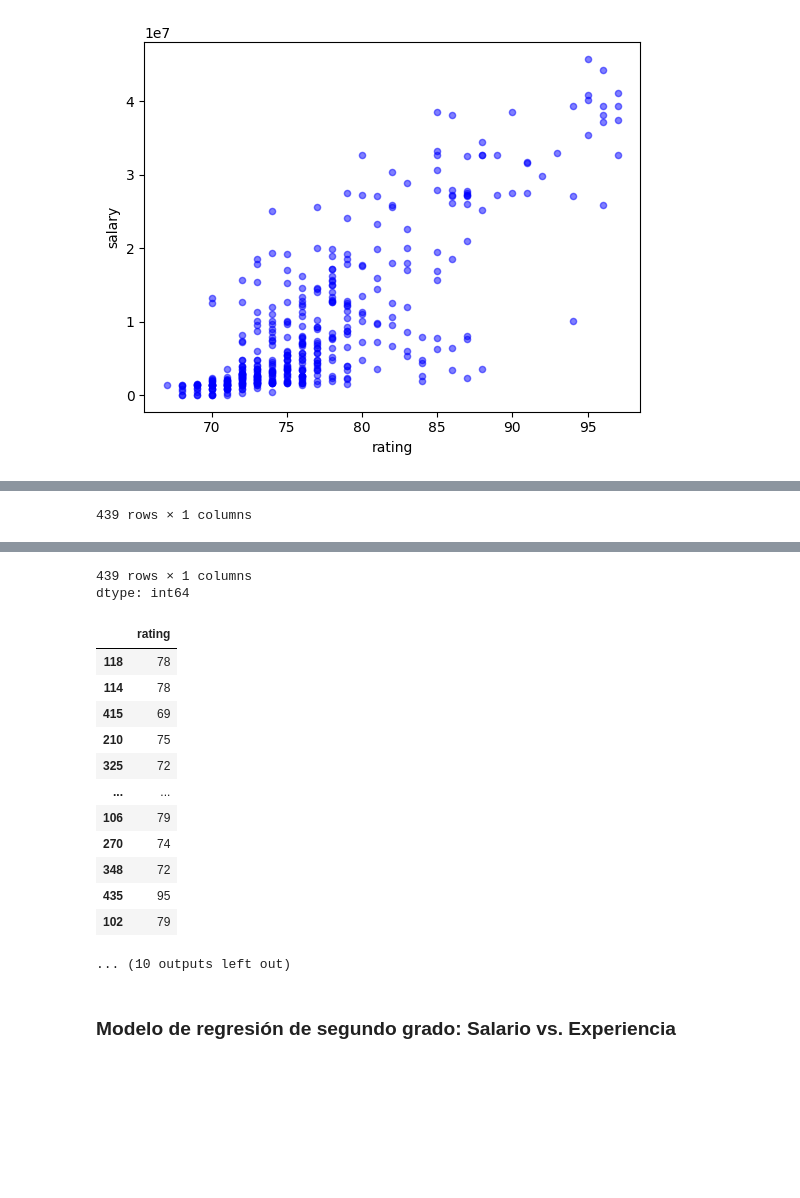
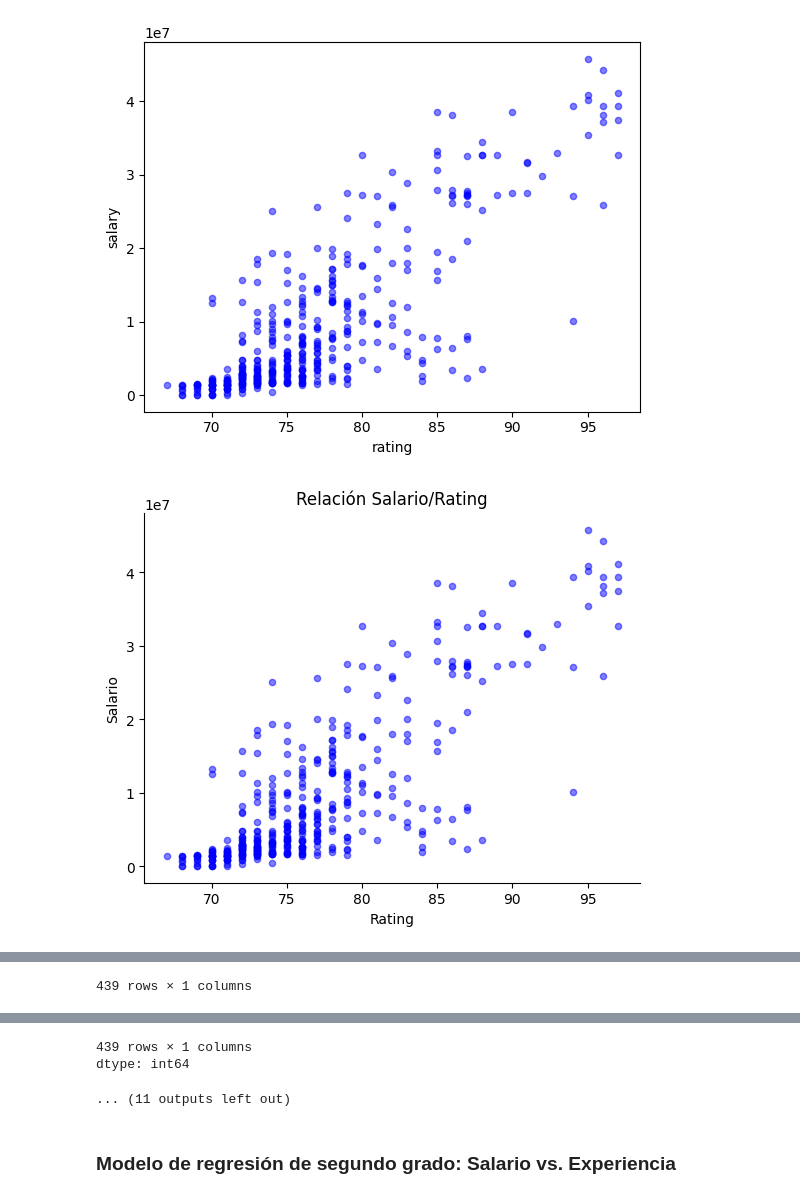
Before and after one commit to armandochernandez-ai/Curso-python-slava, a Jupyter notebook: Unidad_3/Predictor_Salarios_NFL.ipynb, the cells around one changed output, grey strips where cells are left out. Drawn from its saved outputs; the diff is of its cells as text; code cells hidden in the pictures; blank space fills up the shorter version.

```diff
--- a/Unidad_3/Predictor_Salarios_NFL.ipynb
+++ b/Unidad_3/Predictor_Salarios_NFL.ipynb
@@ -59,8 +59,9 @@ plt.ylabel('Salario');
 plt.xlabel('Rating');
 plt.title('Relación Salario/Rating')
 
-plt.legend(frameon=False, loc=2)
+plt.legend(frameon=False, loc=2, fontsize=8)
 plt.gca().spines[['top', 'right']].set_visible(False)
+plt.show()
 
 #Variable independidente y dependiente
 X = datos_nfl[['rating']]
@@ -87,34 +88,41 @@ print(f"Intercepto: {modelo.intercept_}")
 y_pred = modelo.predict(X_test)
 results_R2 = r2_score(y_test, y_pred)
 print(f"R²: {results_R2}")
 #y_pred_train = modelo.predict(X_train)
 
 #Gráfico del modelo lineal
 plt.scatter(X,y, color='blue', label='Observaciones', s=32, alpha=.3)
 plt.plot(X_test, y_pred, color='red', linewidth=2, label='Linea de tendencia')
 plt.title('Modelo de regresión lineal Simple Salario/Rating')
 plt.xlabel('Rating');
 plt.ylabel('Salario (Millones)');
-plt.legend()
+plt.legend(fontsize=8)
+
+# Agregar recuadro con información del modelo
+model_info = f'R²: {results_R2:.2f}\nCoeficiente: {modelo.coef_[0]:.2f}\nIntercepto: {modelo.intercept_:.2f}'
+plt.figtext(0.02, 0.03, model_info, fontsize=6,
+         verticalalignment='bottom', bbox=dict(boxstyle='round,pad=0.2', fc='skyblue', alpha=0.2))
+
 plt.show()
 # %% [output]
 En este ejercicio se realiza un analisis de regresión lineal simple
 como herramienta para pronosticar el salario de un jugador en la Liga de Nacional
 de Futbol Americano de los Estados Unidos de Norteamerica.
 .
 Drive already mounted at /content/drive; to attempt to forcibly remount, call drive.mount("/content/drive", force_remount=True).
 |  | rating | salary | draft_round | age | experience | bmi |
 | rating | 1.000000 | 0.810253 | 0.008064 | 0.292463 | 0.416545 | 0.077374 |
 | salary | 0.810253 | 1.000000 | 0.003895 | 0.442704 | 0.532051 | 0.037066 |
 | draft_round | 0.008064 | 0.003895 | 1.000000 | -0.081857 | -0.055498 | 0.047773 |
 | age | 0.292463 | 0.442704 | -0.081857 | 1.000000 | 0.920067 | 0.086674 |
 | experience | 0.416545 | 0.532051 | -0.055498 | 0.920067 | 1.000000 | 0.071140 |
 | bmi | 0.077374 | 0.037066 | 0.047773 | 0.086674 | 0.071140 | 1.000000 |
 [figure]
 [figure]
 [figure]
 [figure]
 [figure]
+[figure, added]
 |  | rating |
 | 0 | 97 |
 | 1 | 97 |
@@ -142,19 +150,7 @@ Drive already mounted at /content/drive; to attempt to forcibly remount, call dr
 | 438 | 31580000 |
 439 rows × 1 columns
 dtype: int64
-|  | rating |
-| 118 | 78 |
-| 114 | 78 |
-| 415 | 69 |
-| 210 | 75 |
-| 325 | 72 |
-| ... | ... |
-| 106 | 79 |
-| 270 | 74 |
-| 348 | 72 |
-| 435 | 95 |
-| 102 | 79 |
-... (10 outputs left out)
+... (11 outputs left out)
 # %% [markdown]
 ### Modelo de regresión de segundo grado: Salario vs. Experiencia
 # %%
```
Also changed, not shown: parts of 2 cells of this notebook.
